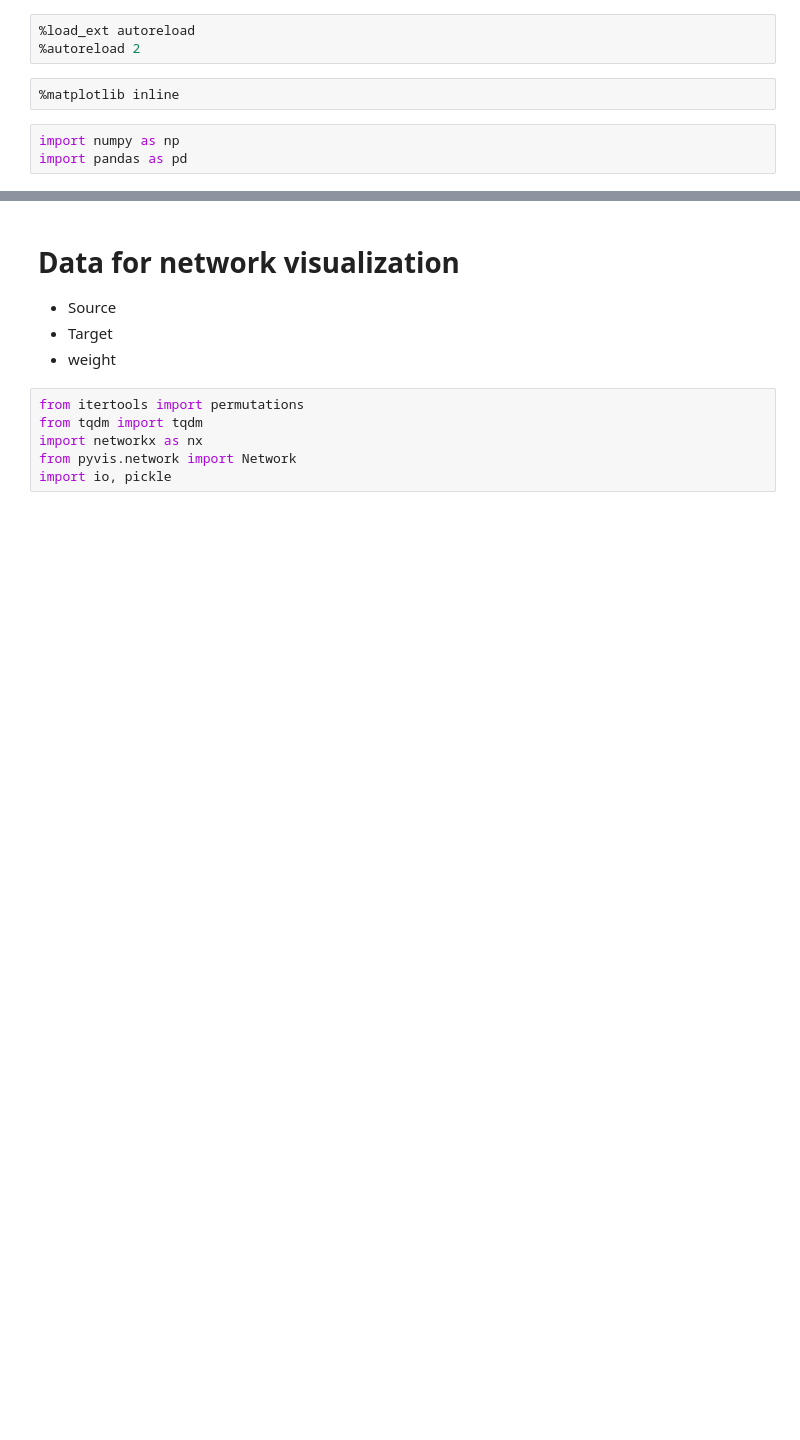
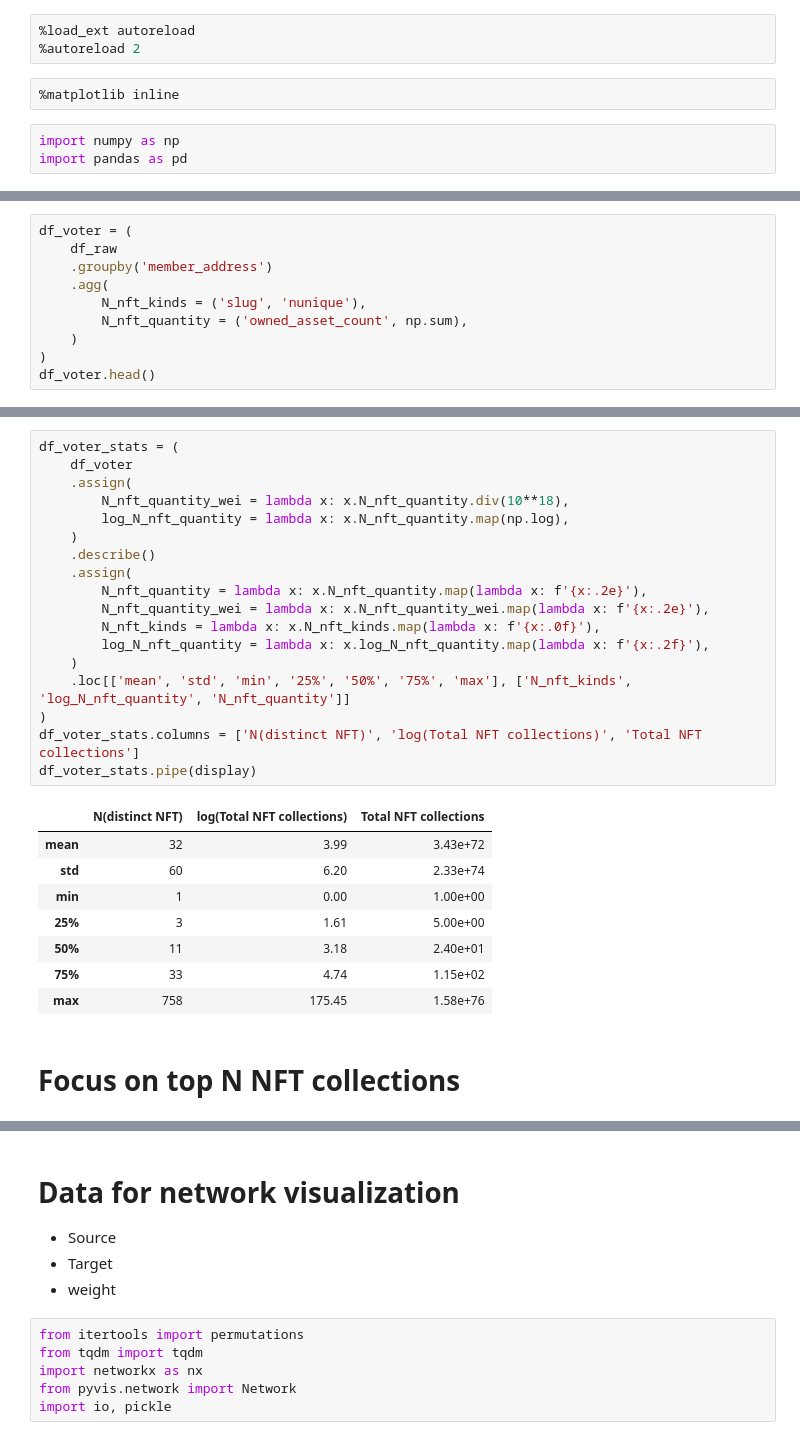
Before and after one commit to exilespacer/IS808_adv_DS_lab, a Jupyter notebook: 20221017_Presentation/ActionPlan/visualization_networks.ipynb, the cells around one changed output, grey strips where cells are left out. Drawn from its saved outputs; the diff is of its cells as text; blank space fills up the shorter version.

```diff
--- a/20221017_Presentation/ActionPlan/visualization_networks.ipynb
+++ b/20221017_Presentation/ActionPlan/visualization_networks.ipynb
@@ -57,0 +64,10 @@ slug
+# %%
+df_voter = (
+    df_raw
+    .groupby('member_address')
+    .agg(
+        N_nft_kinds = ('slug', 'nunique'),
+        N_nft_quantity = ('owned_asset_count', np.sum),
+    )
+)
+df_voter.head()
@@ -58,2 +82,31 @@ slug
+# %%
+df_voter_stats = (
+    df_voter
+    .assign(
+        N_nft_quantity_wei = lambda x: x.N_nft_quantity.div(10**18),
+        log_N_nft_quantity = lambda x: x.N_nft_quantity.map(np.log),
+    )
+    .describe()
+    .assign(
+        N_nft_quantity = lambda x: x.N_nft_quantity.map(lambda x: f'{x:.2e}'),
+        N_nft_quantity_wei = lambda x: x.N_nft_quantity_wei.map(lambda x: f'{x:.2e}'),
+        N_nft_kinds = lambda x: x.N_nft_kinds.map(lambda x: f'{x:.0f}'),
+        log_N_nft_quantity = lambda x: x.log_N_nft_quantity.map(lambda x: f'{x:.2f}'),
+    )
+    .loc[['mean', 'std', 'min', '25%', '50%', '75%', 'max'], ['N_nft_kinds', 'log_N_nft_quantity', 'N_nft_quantity']]
+)
+df_voter_stats.columns = ['N(distinct NFT)', 'log(Total NFT collections)', 'Total NFT collections']
+df_voter_stats.pipe(display)
+# %% [output]
+|  | N(distinct NFT) | log(Total NFT collections) | Total NFT collections |
+| mean | 32 | 3.99 | 3.43e+72 |
+| std | 60 | 6.20 | 2.33e+74 |
+| min | 1 | 0.00 | 1.00e+00 |
+| 25% | 3 | 1.61 | 5.00e+00 |
+| 50% | 11 | 3.18 | 2.40e+01 |
+| 75% | 33 | 4.74 | 1.15e+02 |
+| max | 758 | 175.45 | 1.58e+76 |
+# %% [markdown]
+# Focus on top N NFT collections
 # %%
 top_N = 20
```
Also changed, not shown: parts of 20 cells of this notebook, 2 other files.
